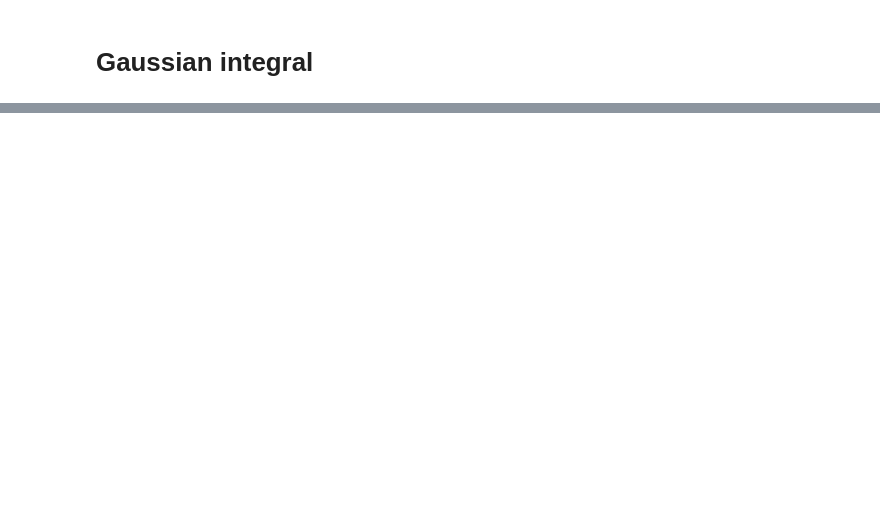
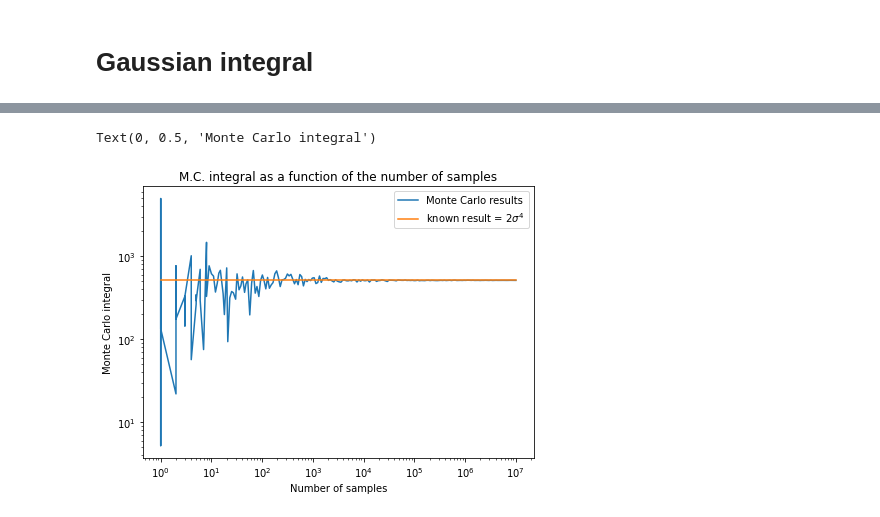
Before and after one commit to giuliapru/astrostatistics_bicocca_2022, a Jupyter notebook: working/L03_Gaussian_integral.ipynb, the cells around one changed output, grey strips where cells are left out. Saved outputs shown, nothing was run; the diff lists cells and outputs as text; code cells hidden in the pictures; blank space fills up the shorter version.

```diff
--- a/working/L03_Gaussian_integral.ipynb
+++ b/working/L03_Gaussian_integral.ipynb
@@ -51,0 +112,15 @@ ax.set_xscale('log')
+# %%
+#plotting the integral value as a function of N_tries
+fig, ax = plt.subplots(1,1, figsize=(7,5))
+ax.plot(N_tries, integral_arr, label='Monte Carlo results')
+xaxis = np.linspace(np.min(N_tries), np.max(N_tries), 1000)
+ax.plot(xaxis, true_res +0*xaxis, label='known result = 2$\sigma^4$')
+ax.set_yscale('log')
+ax.set_xscale('log')
+ax.legend()
+ax.set_title('M.C. integral as a function of the number of samples')
+ax.set_xlabel('Number of samples')
+ax.set_ylabel('Monte Carlo integral')
+# %% [output]
+Text(0, 0.5, 'Monte Carlo integral')
+[figure, added]
```
Also changed, not shown: parts of 10 cells of this notebook, 6 other files.
